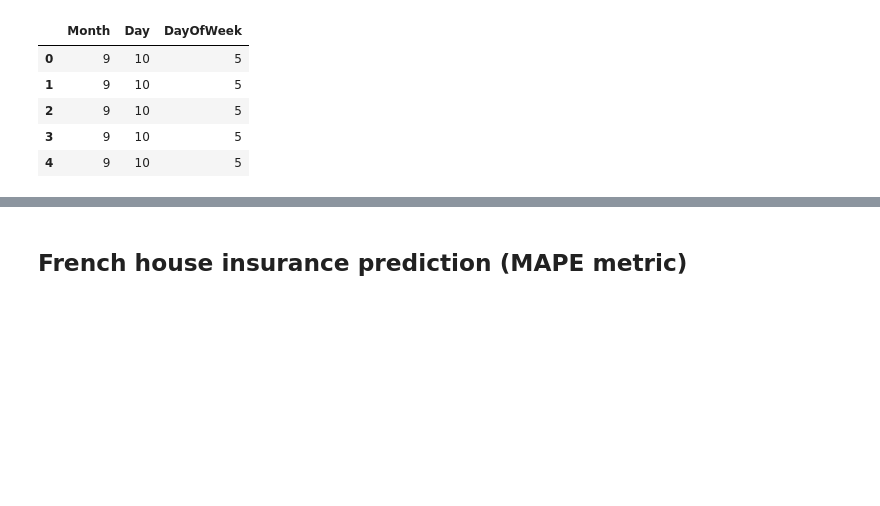
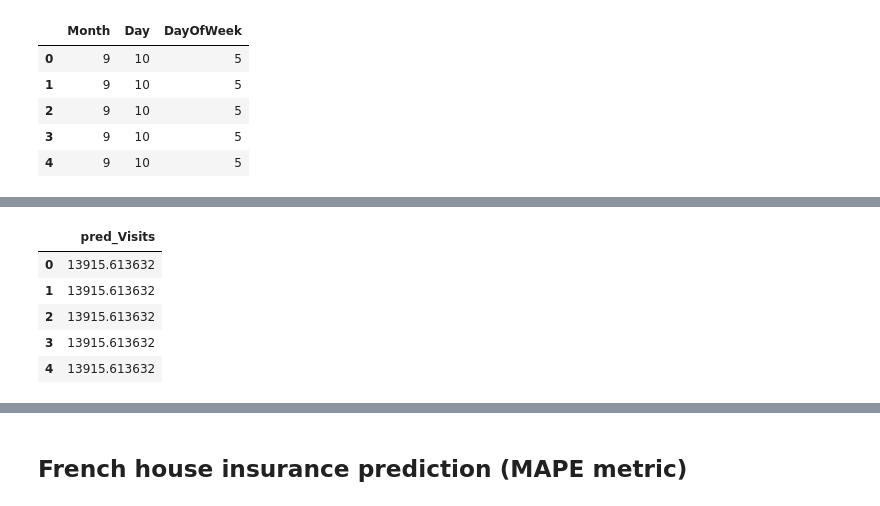
Before and after one commit to lyabakhP/ods_kpi, a Jupyter notebook: hw3_validation-Liabakh_Pavel.ipynb, the cells around one changed output, grey strips where cells are left out. Drawn from its saved outputs; the diff is of its cells as text; code cells hidden in the pictures; blank space fills up the shorter version.

```diff
--- a/hw3_validation-Liabakh_Pavel.ipynb
+++ b/hw3_validation-Liabakh_Pavel.ipynb
@@ -321,2 +264,11 @@ def pandas_smape(df):
+# %%
+test_pred.head()
+# %% [output]
+|  | pred_Visits |
+| 0 | 13915.613632 |
+| 1 | 13915.613632 |
+| 2 | 13915.613632 |
+| 3 | 13915.613632 |
+| 4 | 13915.613632 |
 # %%
 val_real = train_validation.drop(['date','Page','Month','Day','DayOfWeek'], axis = 1)
```
Also changed, not shown: parts of 29 cells of this notebook.
